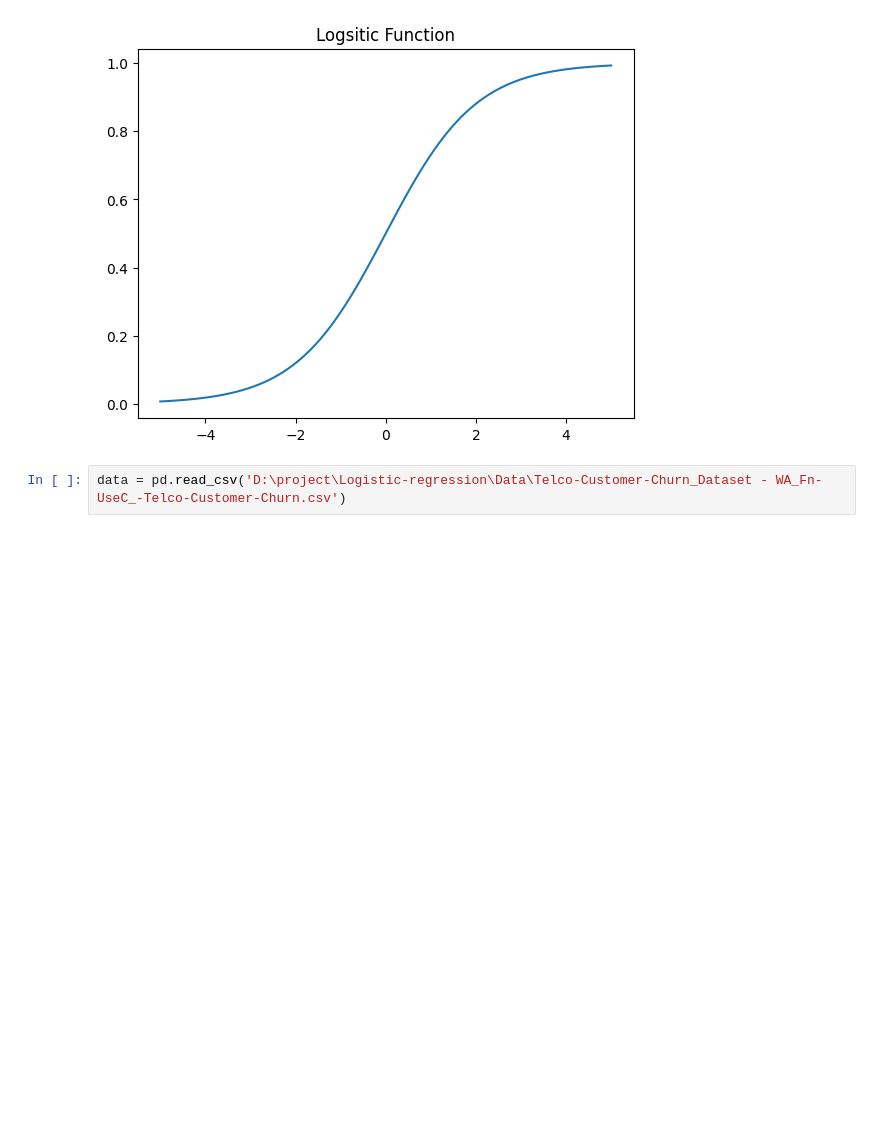
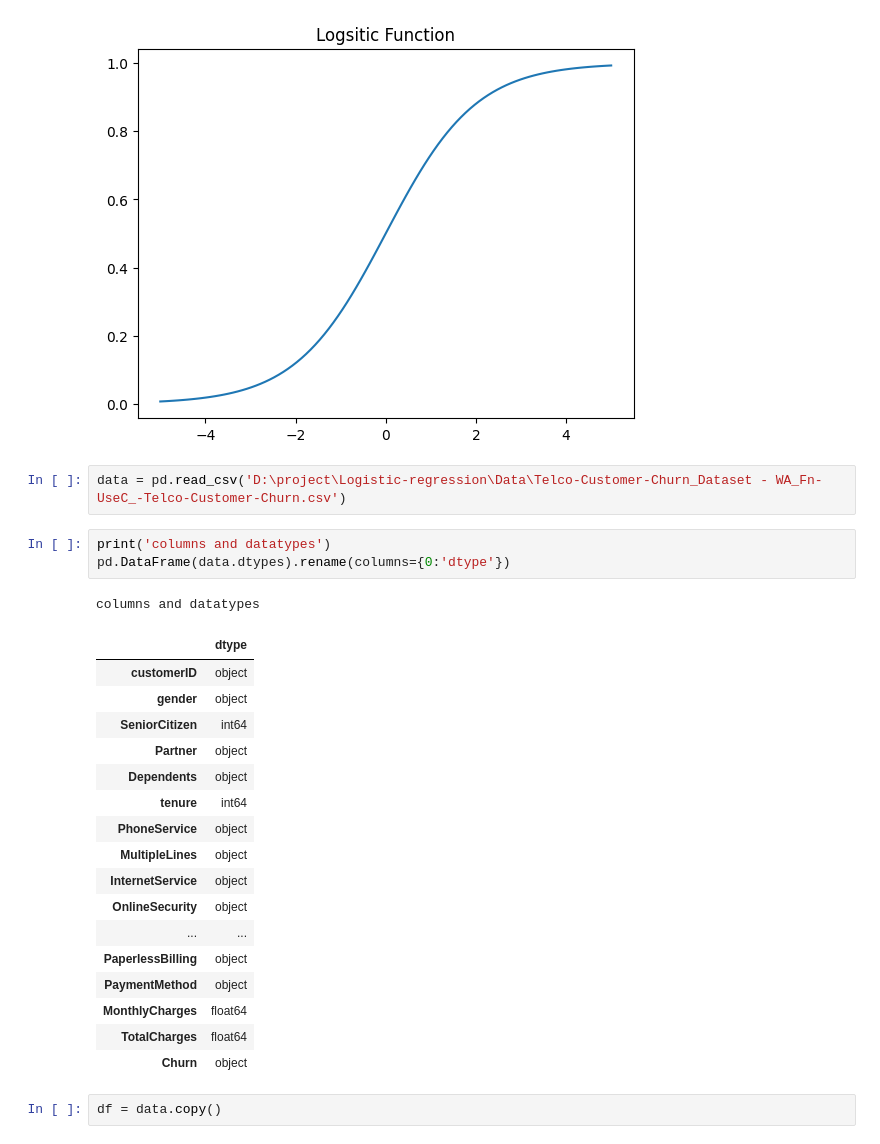
Before and after one commit to ahammed867/Logistic-regression, a Jupyter notebook: logistic_regression.ipynb, the cells around one changed output. Cells and saved outputs as stored; diff of their text form; blank space fills up the shorter version.

```diff
--- a/logistic_regression.ipynb
+++ b/logistic_regression.ipynb
@@ -15,3 +15,27 @@ plt.show()
 [figure]
 # %%
 data = pd.read_csv('D:\project\Logistic-regression\Data\Telco-Customer-Churn_Dataset - WA_Fn-UseC_-Telco-Customer-Churn.csv')
+# %%
+print('columns and datatypes')
+pd.DataFrame(data.dtypes).rename(columns={0:'dtype'})
+# %% [output]
+columns and datatypes
+|  | dtype |
+| customerID | object |
+| gender | object |
+| SeniorCitizen | int64 |
+| Partner | object |
+| Dependents | object |
+| tenure | int64 |
+| PhoneService | object |
+| MultipleLines | object |
+| InternetService | object |
+| OnlineSecurity | object |
+| ... | ... |
+| PaperlessBilling | object |
+| PaymentMethod | object |
+| MonthlyCharges | float64 |
+| TotalCharges | float64 |
+| Churn | object |
+# %%
+df = data.copy()
```
Also changed, not shown: parts of 4 cells of this notebook.
